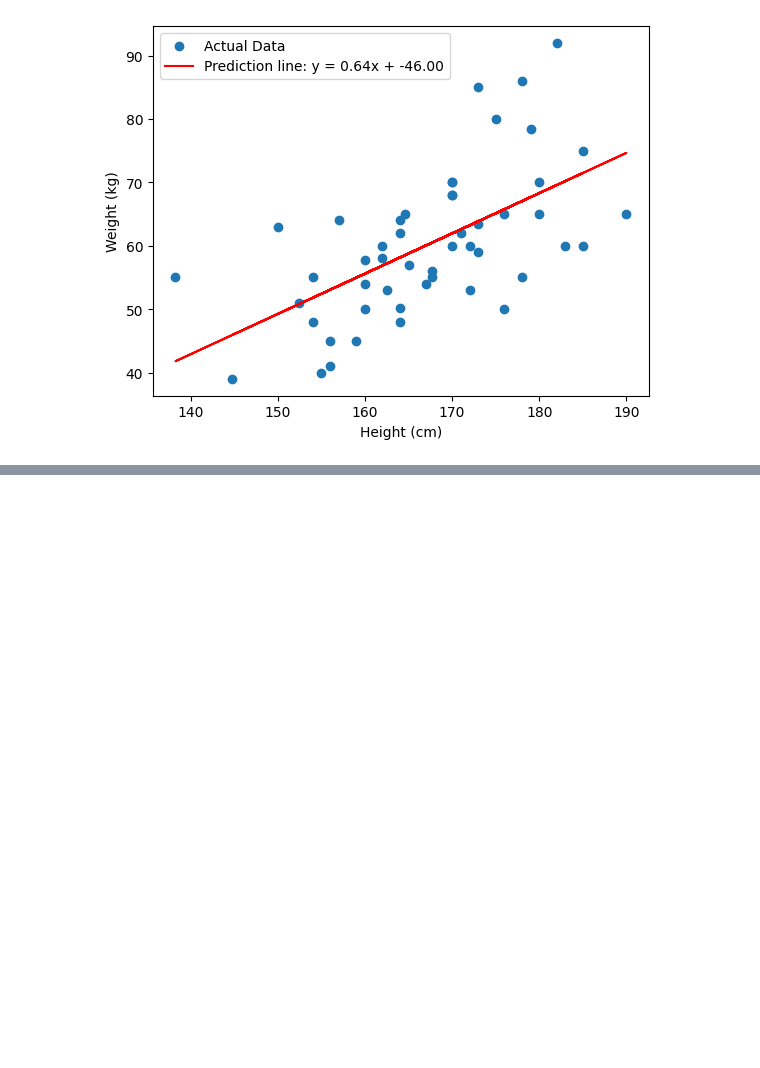
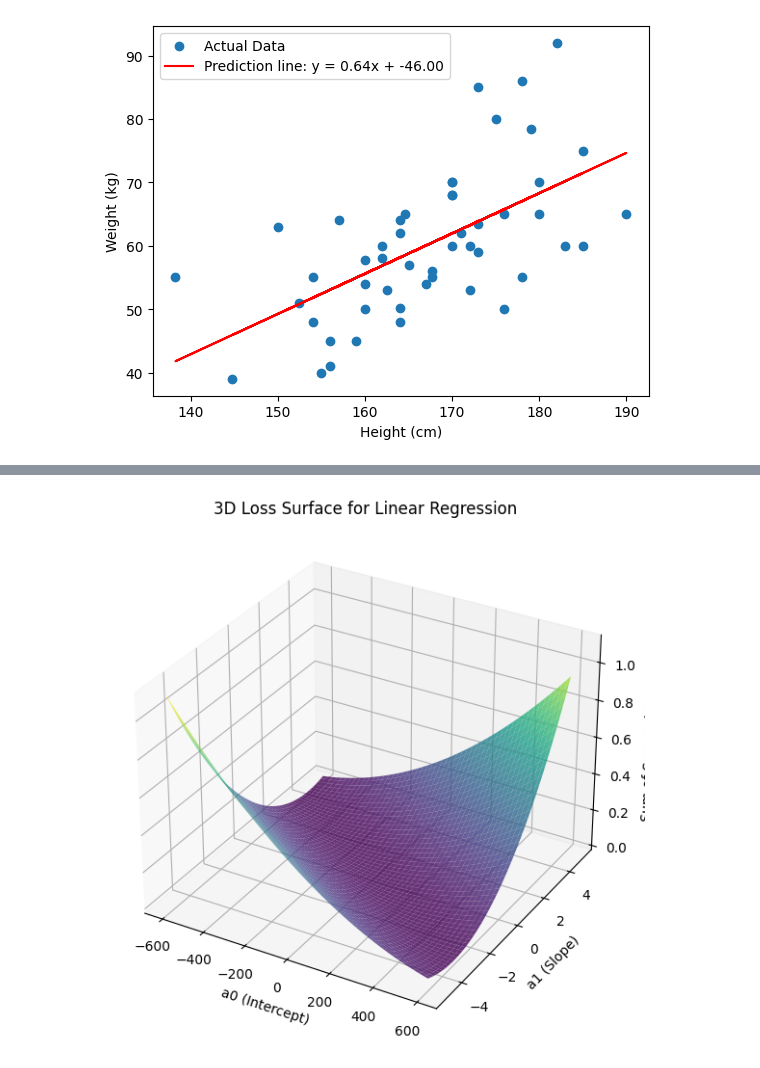
Before and after one commit to Rvbaghel/ML, a Jupyter notebook: Height_weight.ipynb, the cells around one changed output, grey strips where cells are left out. Cells and saved outputs as stored; diff of their text form; code cells hidden in the pictures; blank space fills up the shorter version.

```diff
--- a/Height_weight.ipynb
+++ b/Height_weight.ipynb
@@ -143,0 +207,35 @@ plt.show()
+# %%
+# for a1 and a0 values any
+y_value=df['Weight (in kg)']
+x_value=df['Height (in cm)']
+
+
+a0_values=np.linspace(-600, 600, 200)
+a1_values=np.linspace(-5, 5, 200)
+
+
+A0, A1 = np.meshgrid(a0_values,a1_values)
+
+S = np.zeros_like(A0)
+
+for i in range(len(a0_values)):
+    for j in range(len(a1_values)):
+        y_pred = A0[j, i] + A1[j, i] * x_value
+        S[j, i] = np.sum((y_value - y_pred) ** 2)
+
+from mpl_toolkits.mplot3d import Axes3D
+import matplotlib.pyplot as plt
+
+fig = plt.figure(figsize=(10, 7))
+ax = fig.add_subplot(111, projection='3d')
+
+ax.plot_surface(A0, A1, S, cmap='viridis', alpha=0.8)
+
+ax.set_xlabel("a0 (Intercept)")
+ax.set_ylabel("a1 (Slope)")
+ax.set_zlabel("Sum of Squared Error (S)")
+ax.set_title("3D Loss Surface for Linear Regression")
+
+plt.show()
+# %% [output]
+[figure, added]
```
Also changed, not shown: parts of 3 cells of this notebook.
